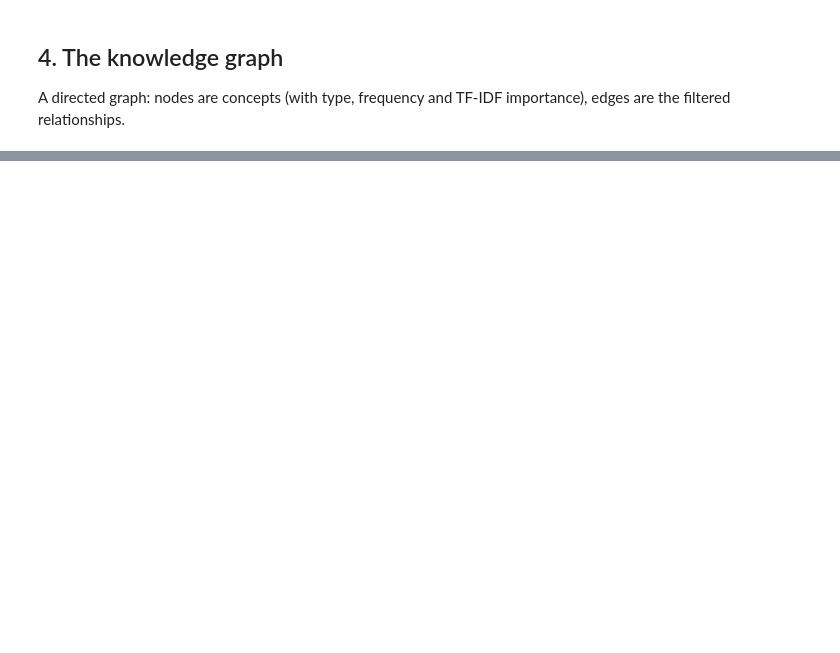
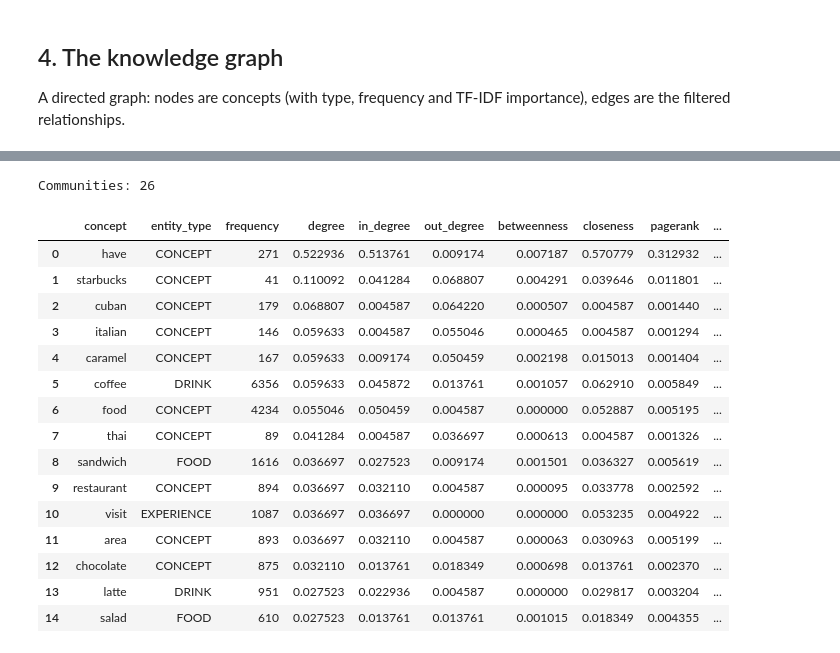
Before and after one commit to YISHU19/flavournet, a Jupyter notebook: notebooks/flavournet_pipeline.ipynb, the cells around one changed output, grey strips where cells are left out. Cells and saved outputs as stored; diff of their text form; code cells hidden in the pictures; blank space fills up the shorter version.

```diff
--- a/notebooks/flavournet_pipeline.ipynb
+++ b/notebooks/flavournet_pipeline.ipynb
@@ -210,0 +281,37 @@ pd.Series(Counter(nx.get_node_attributes(G, "entity_type").values())).sort_value
+# %%
+degree = nx.degree_centrality(G)
+metrics = pd.DataFrame({
+    "degree": degree,
+    "in_degree": nx.in_degree_centrality(G),
+    "out_degree": nx.out_degree_centrality(G),
+    "betweenness": nx.betweenness_centrality(G, weight="weight"),
+    "closeness": nx.closeness_centrality(G),
+    "pagerank": nx.pagerank(G, weight="weight"),
+}).round(6)
+partition = community_louvain.best_partition(G.to_undirected(), random_state=SEED)
+metrics["community"] = pd.Series(partition)
+metrics.insert(0, "entity_type", [G.nodes[n]["entity_type"] for n in metrics.index])
+metrics.insert(1, "frequency", [G.nodes[n]["frequency"] for n in metrics.index])
+metrics = metrics.rename_axis("concept").sort_values("degree", ascending=False).reset_index()
+
+n_communities = metrics.community.nunique()
+print(f"Communities: {n_communities}")
+metrics.head(15)
+# %% [output]
+Communities: 26
+|  | concept | entity_type | frequency | degree | in_degree | out_degree | betweenness | closeness | pagerank | ... |
+| 0 | have | CONCEPT | 271 | 0.522936 | 0.513761 | 0.009174 | 0.007187 | 0.570779 | 0.312932 | ... |
+| 1 | starbucks | CONCEPT | 41 | 0.110092 | 0.041284 | 0.068807 | 0.004291 | 0.039646 | 0.011801 | ... |
+| 2 | cuban | CONCEPT | 179 | 0.068807 | 0.004587 | 0.064220 | 0.000507 | 0.004587 | 0.001440 | ... |
+| 3 | italian | CONCEPT | 146 | 0.059633 | 0.004587 | 0.055046 | 0.000465 | 0.004587 | 0.001294 | ... |
+| 4 | caramel | CONCEPT | 167 | 0.059633 | 0.009174 | 0.050459 | 0.002198 | 0.015013 | 0.001404 | ... |
+| 5 | coffee | DRINK | 6356 | 0.059633 | 0.045872 | 0.013761 | 0.001057 | 0.062910 | 0.005849 | ... |
+| 6 | food | CONCEPT | 4234 | 0.055046 | 0.050459 | 0.004587 | 0.000000 | 0.052887 | 0.005195 | ... |
+| 7 | thai | CONCEPT | 89 | 0.041284 | 0.004587 | 0.036697 | 0.000613 | 0.004587 | 0.001326 | ... |
+| 8 | sandwich | FOOD | 1616 | 0.036697 | 0.027523 | 0.009174 | 0.001501 | 0.036327 | 0.005619 | ... |
+| 9 | restaurant | CONCEPT | 894 | 0.036697 | 0.032110 | 0.004587 | 0.000095 | 0.033778 | 0.002592 | ... |
+| 10 | visit | EXPERIENCE | 1087 | 0.036697 | 0.036697 | 0.000000 | 0.000000 | 0.053235 | 0.004922 | ... |
+| 11 | area | CONCEPT | 893 | 0.036697 | 0.032110 | 0.004587 | 0.000063 | 0.030963 | 0.005199 | ... |
+| 12 | chocolate | CONCEPT | 875 | 0.032110 | 0.013761 | 0.018349 | 0.000698 | 0.013761 | 0.002370 | ... |
+| 13 | latte | DRINK | 951 | 0.027523 | 0.022936 | 0.004587 | 0.000000 | 0.029817 | 0.003204 | ... |
+| 14 | salad | FOOD | 610 | 0.027523 | 0.013761 | 0.013761 | 0.001015 | 0.018349 | 0.004355 | ... |
```
Also changed, not shown: parts of 20 cells of this notebook, 8 other files.
